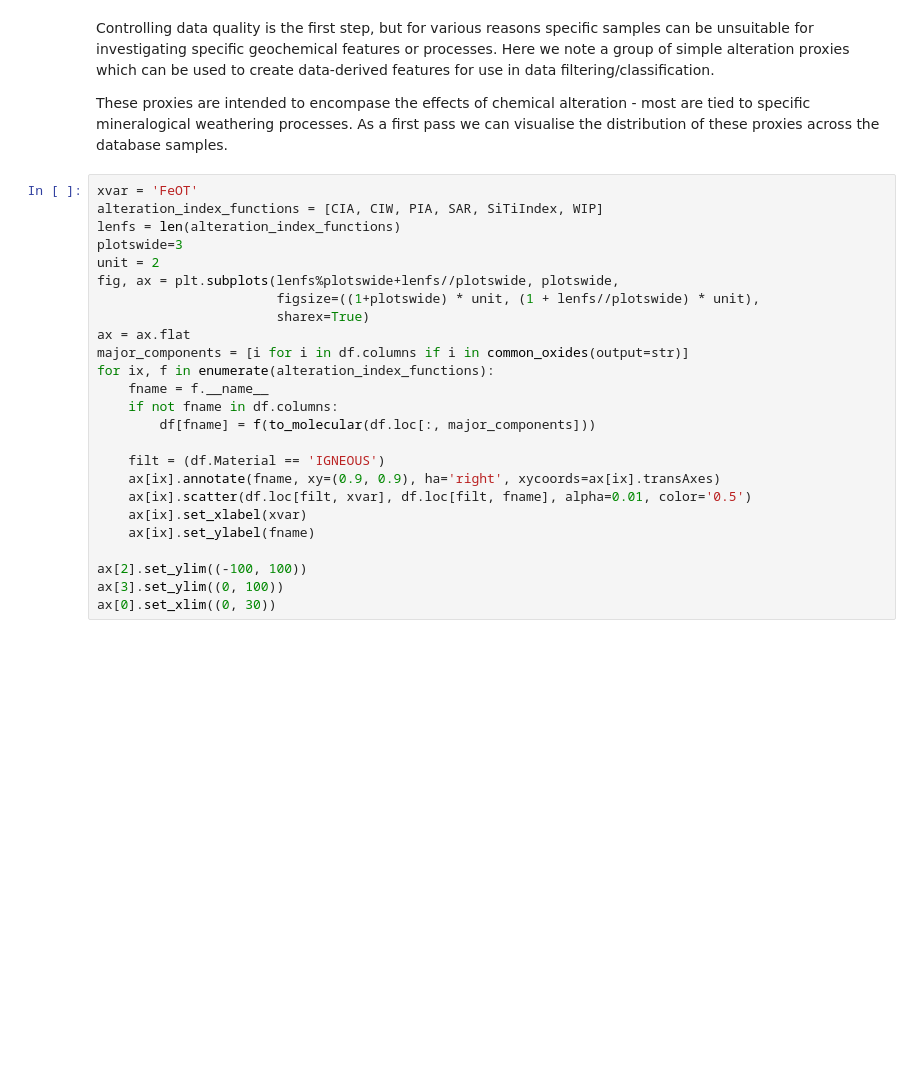
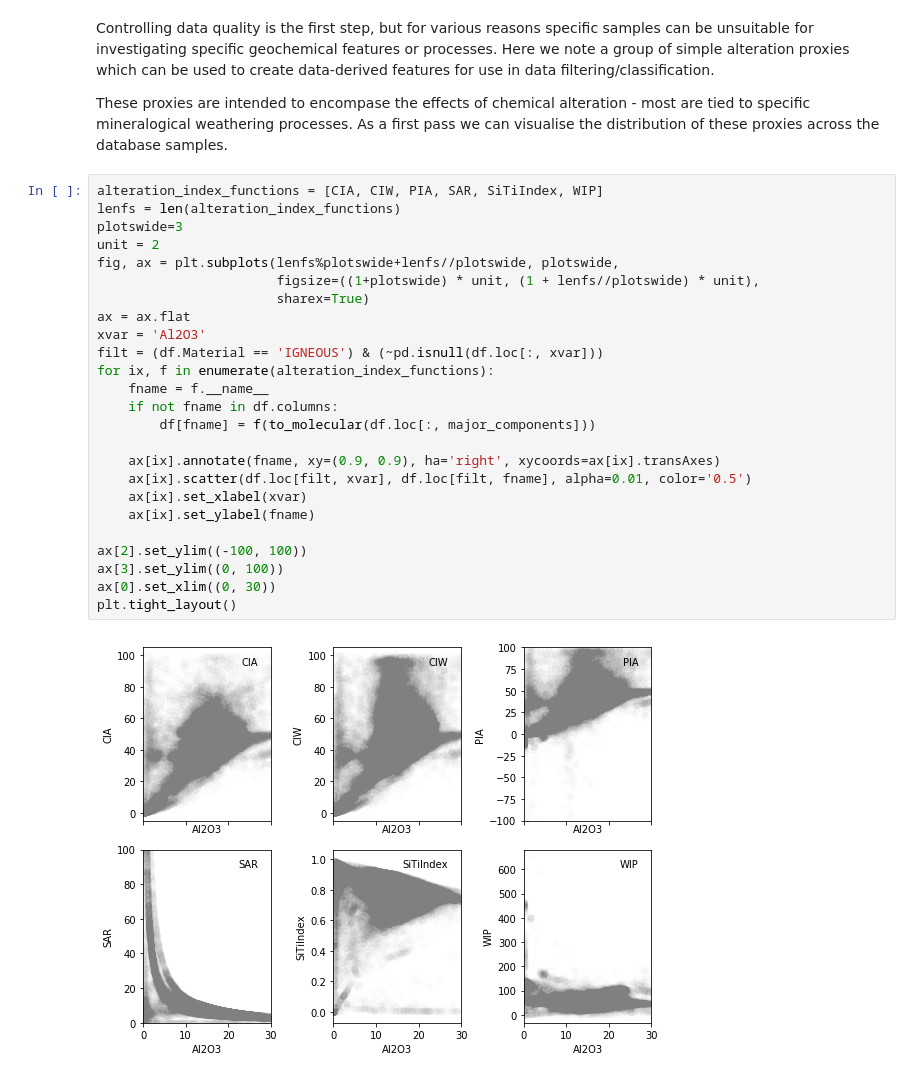
Before and after one commit to morganjwilliams/exploratory-geochemistry, a Jupyter notebook: 05_Domain_Knowledge.ipynb, the cells around one changed output. Saved outputs shown, nothing was run; the diff lists cells and outputs as text; blank space fills up the shorter version.

```diff
--- a/05_Domain_Knowledge.ipynb
+++ b/05_Domain_Knowledge.ipynb
@@ -80,27 +80,29 @@ Controlling data quality is the first step, but for various reasons specific sam
 
 These proxies are intended to encompase the effects of chemical alteration - most are tied to specific mineralogical weathering processes. As a first pass we can visualise the distribution of these proxies across the database samples.
 # %%
-xvar = 'FeOT'
 alteration_index_functions = [CIA, CIW, PIA, SAR, SiTiIndex, WIP]
 lenfs = len(alteration_index_functions)
 plotswide=3
 unit = 2
 fig, ax = plt.subplots(lenfs%plotswide+lenfs//plotswide, plotswide,
                        figsize=((1+plotswide) * unit, (1 + lenfs//plotswide) * unit),
                        sharex=True)
 ax = ax.flat
-major_components = [i for i in df.columns if i in common_oxides(output=str)]
+xvar = 'Al2O3'
+filt = (df.Material == 'IGNEOUS') & (~pd.isnull(df.loc[:, xvar]))
 for ix, f in enumerate(alteration_index_functions):
     fname = f.__name__
     if not fname in df.columns:
         df[fname] = f(to_molecular(df.loc[:, major_components]))
 
-    filt = (df.Material == 'IGNEOUS')
     ax[ix].annotate(fname, xy=(0.9, 0.9), ha='right', xycoords=ax[ix].transAxes)
     ax[ix].scatter(df.loc[filt, xvar], df.loc[filt, fname], alpha=0.01, color='0.5')
     ax[ix].set_xlabel(xvar)
     ax[ix].set_ylabel(fname)
 
 ax[2].set_ylim((-100, 100))
 ax[3].set_ylim((0, 100))
 ax[0].set_xlim((0, 30))
+plt.tight_layout()
+# %% [output]
+[figure, added]
```
Also changed, not shown: parts of 4 cells of this notebook, 44 other files.
